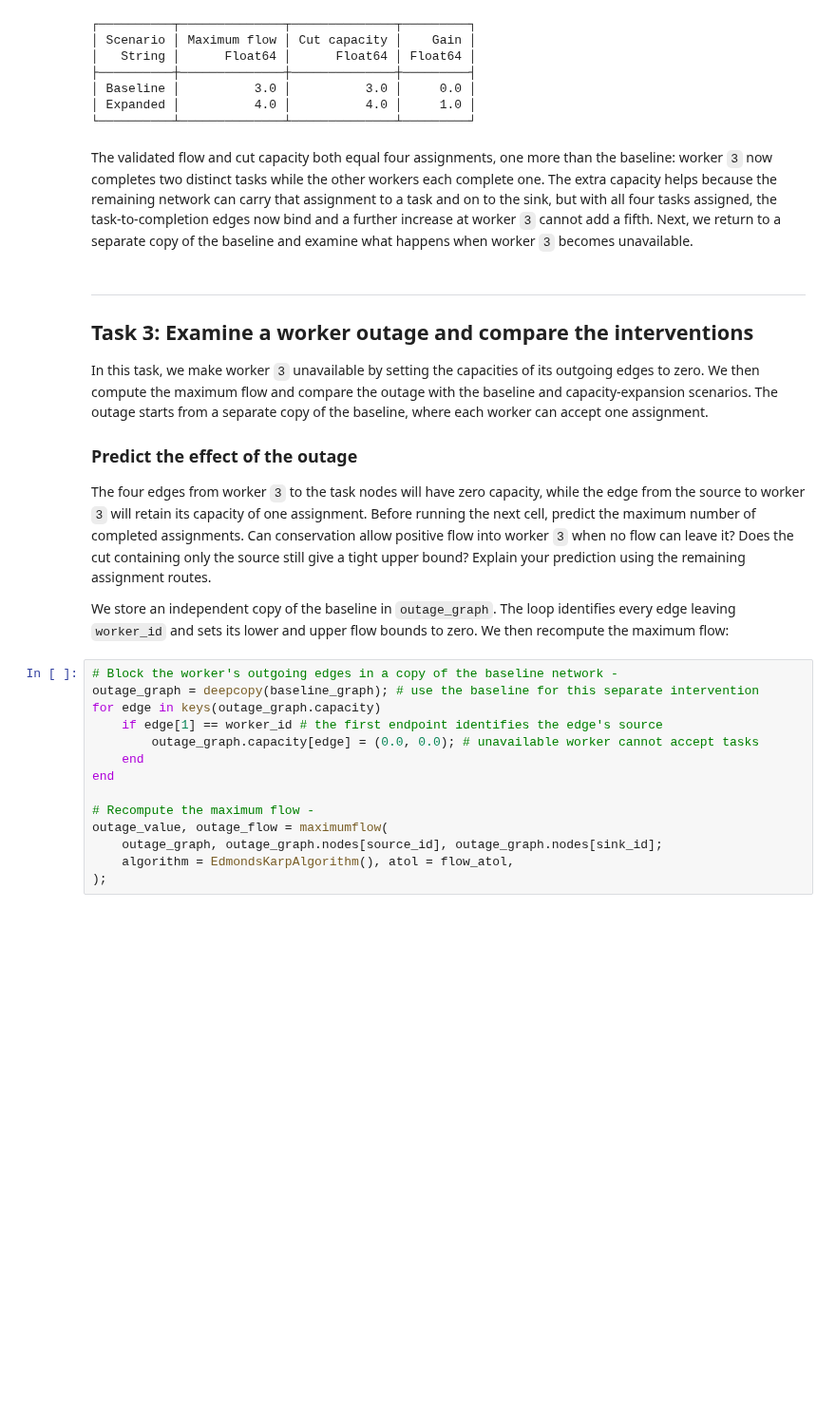
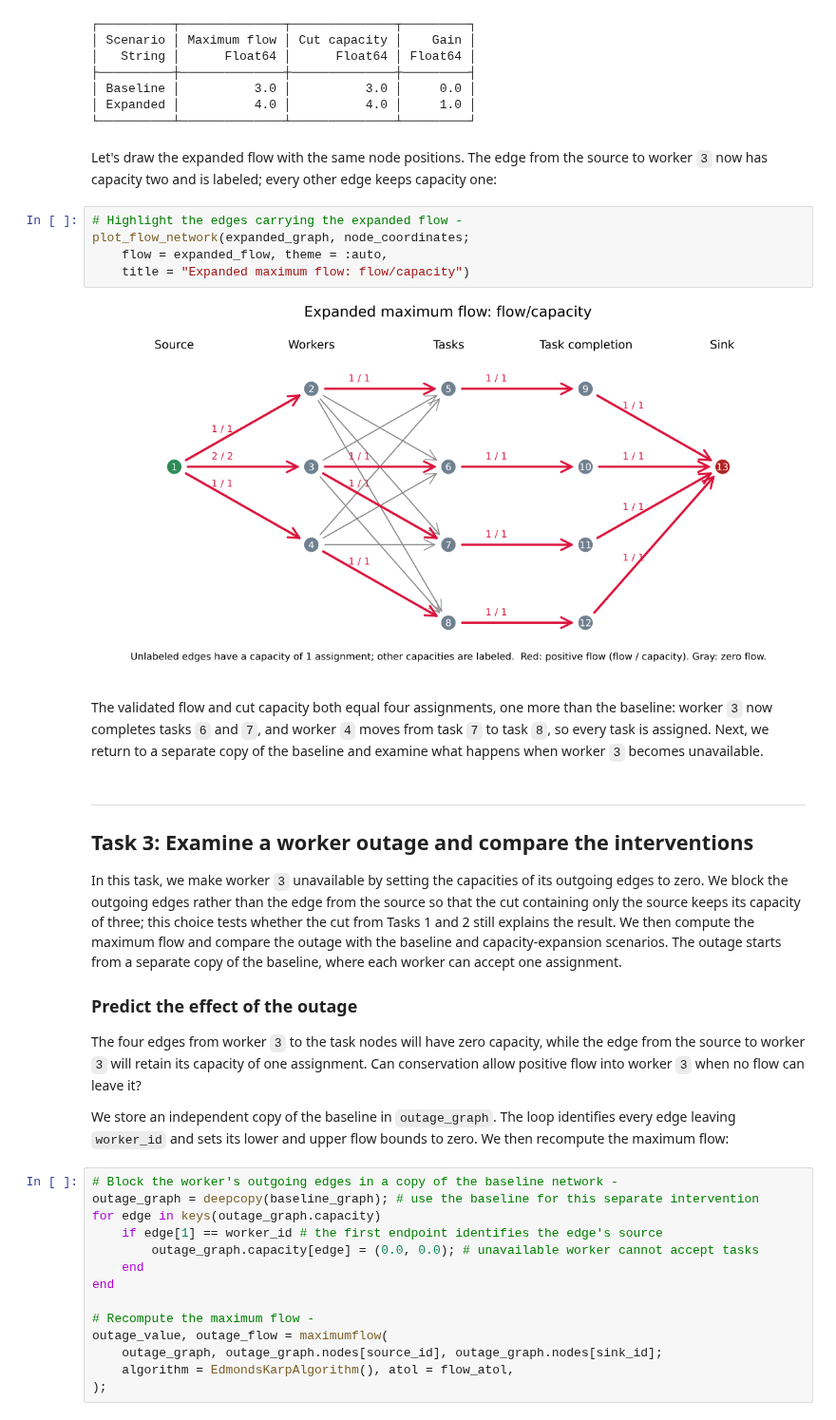
Before and after one commit to varnerlab/CHEME-5800-CourseRepository-Fall-2026, a Jupyter notebook: weeks/week-05/L5b/CHEME-5800-L5b-Lab-MaximumFlowSensitivity-Fall-2026.ipynb, the cells around one changed output. Shown at 95% size. Drawn from its saved outputs; the diff is of its cells as text; blank space fills up the shorter version.

```diff
--- a/weeks/week-05/L5b/CHEME-5800-L5b-Lab-MaximumFlowSensitivity-Fall-2026.ipynb
+++ b/weeks/week-05/L5b/CHEME-5800-L5b-Lab-MaximumFlowSensitivity-Fall-2026.ipynb
@@ -237,18 +310,27 @@ pretty_table(expansion_results)
 │ Baseline │          3.0 │          3.0 │     0.0 │
 │ Expanded │          4.0 │          4.0 │     1.0 │
 └──────────┴──────────────┴──────────────┴─────────┘
+# %% [markdown]
+Let's draw the expanded flow with the same node positions. The edge from the source to worker `3` now has capacity two and is labeled; every other edge keeps capacity one:
+# %%
+# Highlight the edges carrying the expanded flow -
+plot_flow_network(expanded_graph, node_coordinates;
+    flow = expanded_flow, theme = :auto,
+    title = "Expanded maximum flow: flow/capacity")
+# %% [output]
+[figure, added]
 # %% [markdown]
-The validated flow and cut capacity both equal four assignments, one more than the baseline: worker `3` now completes two distinct tasks while the other workers each complete one. The extra capacity helps because the remaining network can carry that assignment to a task and on to the sink, but with all four tasks assigned, the task-to-completion edges now bind and a further increase at worker `3` cannot add a fifth. Next, we return to a separate copy of the baseline and examine what happens when worker `3` becomes unavailable.
+The validated flow and cut capacity both equal four assignments, one more than the baseline: worker `3` now completes tasks `6` and `7`, and worker `4` moves from task `7` to task `8`, so every task is assigned. Next, we return to a separate copy of the baseline and examine what happens when worker `3` becomes unavailable.
 # %% [markdown]
 ___
 
 ## Task 3: Examine a worker outage and compare the interventions
 
-In this task, we make worker `3` unavailable by setting the capacities of its outgoing edges to zero. We then compute the maximum flow and compare the outage with the baseline and capacity-expansion scenarios. The outage starts from a separate copy of the baseline, where each worker can accept one assignment.
+In this task, we make worker `3` unavailable by setting the capacities of its outgoing edges to zero. We block the outgoing edges rather than the edge from the source so that the cut containing only the source keeps its capacity of three; this choice tests whether the cut from Tasks 1 and 2 still explains the result. We then compute the maximum flow and compare the outage with the baseline and capacity-expansion scenarios. The outage starts from a separate copy of the baseline, where each worker can accept one assignment.
 
 ### Predict the effect of the outage
 
-The four edges from worker `3` to the task nodes will have zero capacity, while the edge from the source to worker `3` will retain its capacity of one assignment. Before running the next cell, predict the maximum number of completed assignments. Can conservation allow positive flow into worker `3` when no flow can leave it? Does the cut containing only the source still give a tight upper bound? Explain your prediction using the remaining assignment routes.
+The four edges from worker `3` to the task nodes will have zero capacity, while the edge from the source to worker `3` will retain its capacity of one assignment. Can conservation allow positive flow into worker `3` when no flow can leave it?
 
 We store an independent copy of the baseline in `outage_graph`. The loop identifies every edge leaving `worker_id` and sets its lower and upper flow bounds to zero. We then recompute the maximum flow:
 # %%
```
Also changed, not shown: parts of 12 cells of this notebook, 19 other files.
